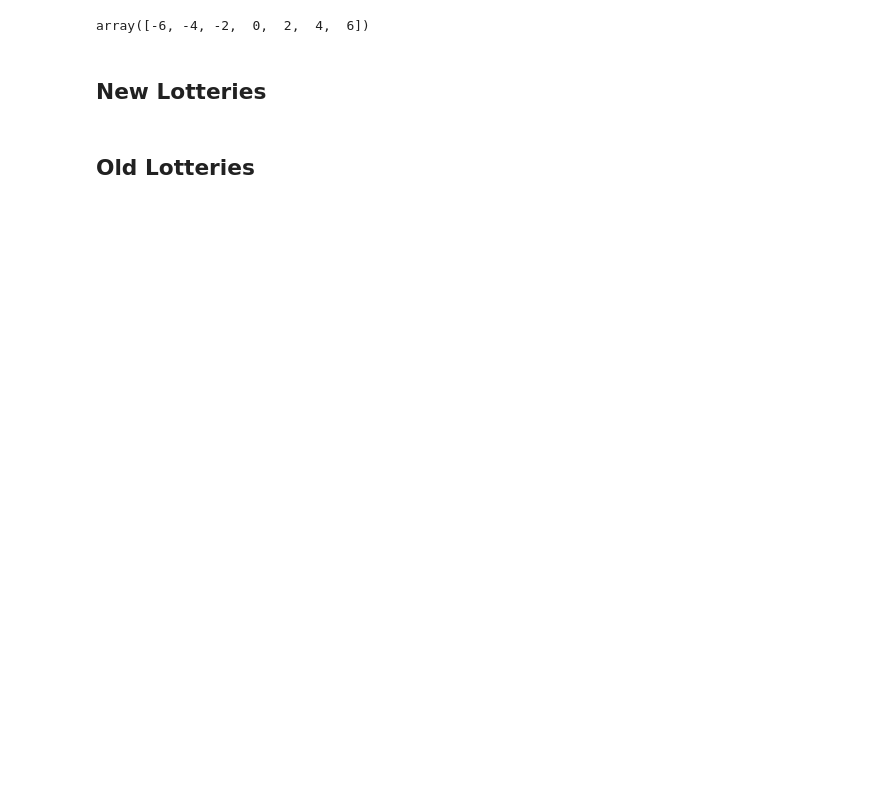
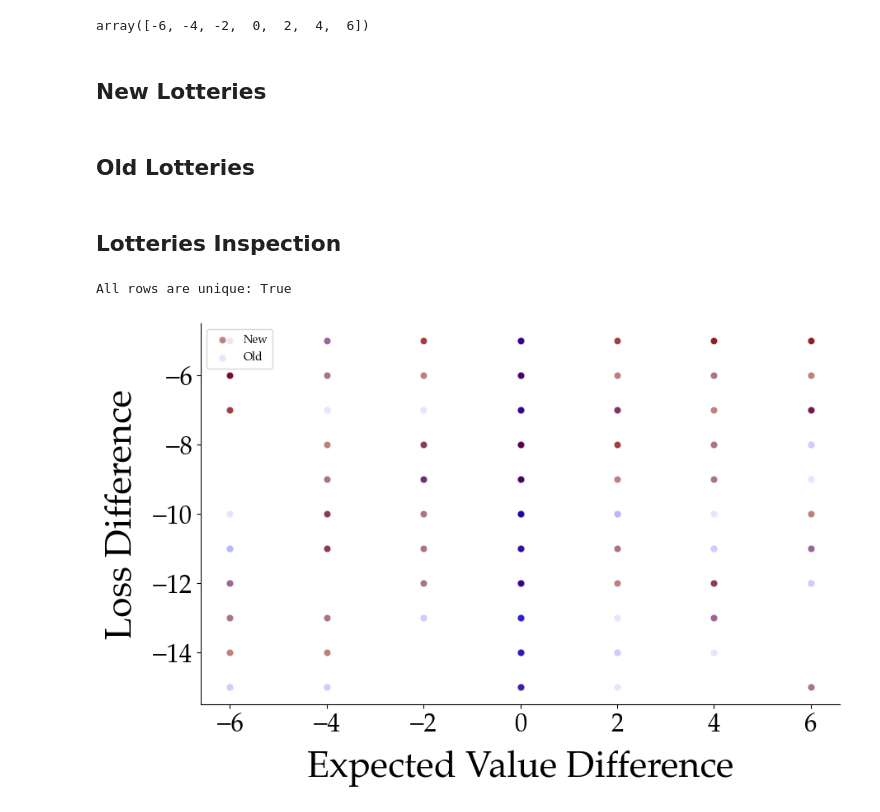
Before and after one commit to LuSchumacher/prospect_theory, a Jupyter notebook: notebooks/00_gamble_generation.ipynb, the cells around one changed output. Cells and saved outputs as stored; diff of their text form; code cells hidden in the pictures; blank space fills up the shorter version.

```diff
--- a/notebooks/00_gamble_generation.ipynb
+++ b/notebooks/00_gamble_generation.ipynb
@@ -160 +157,42 @@ for i in tqdm(range(len(ev_diff))):
 gamble_df.to_csv(f"../data/lotteries_old.csv", index=False)
+# %% [markdown]
+## Lotteries Inspection
+# %%
+lotteries_new = pd.read_csv("../data/lotteries_new.csv")
+lotteries_old = pd.read_csv("../data/lotteries_old.csv")
+
+context_new = lotteries_new[[
+    'outcome_a1', 'outcome_a2', 'outcome_a3',
+    'outcome_b1', 'outcome_b2', 'outcome_b3'
+]].to_numpy()
+
+context_old = lotteries_old[[
+    'outcome_a1', 'outcome_a2', 'outcome_a3',
+    'outcome_b1', 'outcome_b2', 'outcome_b3'
+]].to_numpy()
+# %%
+# Convert each row to a tuple
+rows_as_tuples = [tuple(row) for row in context_new]
+
+# Check if all rows are unique
+all_unique = len(rows_as_tuples) == len(set(rows_as_tuples))
+
+print("All rows are unique:", all_unique)
+# %% [output]
+All rows are unique: True
+# %%
+# Create the figure and subplots
+fig, ax = plt.subplots(figsize=(10, 6))
+
+# Plot the data
+sns.scatterplot(data=lotteries_new, x="ev_diff", y="loss_diff", color='maroon', label='New', alpha=0.5, ax=ax)
+sns.scatterplot(data=lotteries_old, x="ev_diff", y="loss_diff", color='blue', label='Old', alpha=0.1, ax=ax)
+
+# Customize the plot
+ax.tick_params(axis='both', which='major', labelsize=FONTSIZE_2)
+ax.set_xlabel('Expected Value Difference', fontsize=FONTSIZE_1, labelpad=10)
+ax.set_ylabel('Loss Difference', fontsize=FONTSIZE_1, labelpad=10)
+# ax.set_ylim(-20, 0)
+sns.despine(ax=ax)
+# %% [output]
+[figure, added]
```
Also changed, not shown: parts of 5 cells of this notebook, 3 other files.
